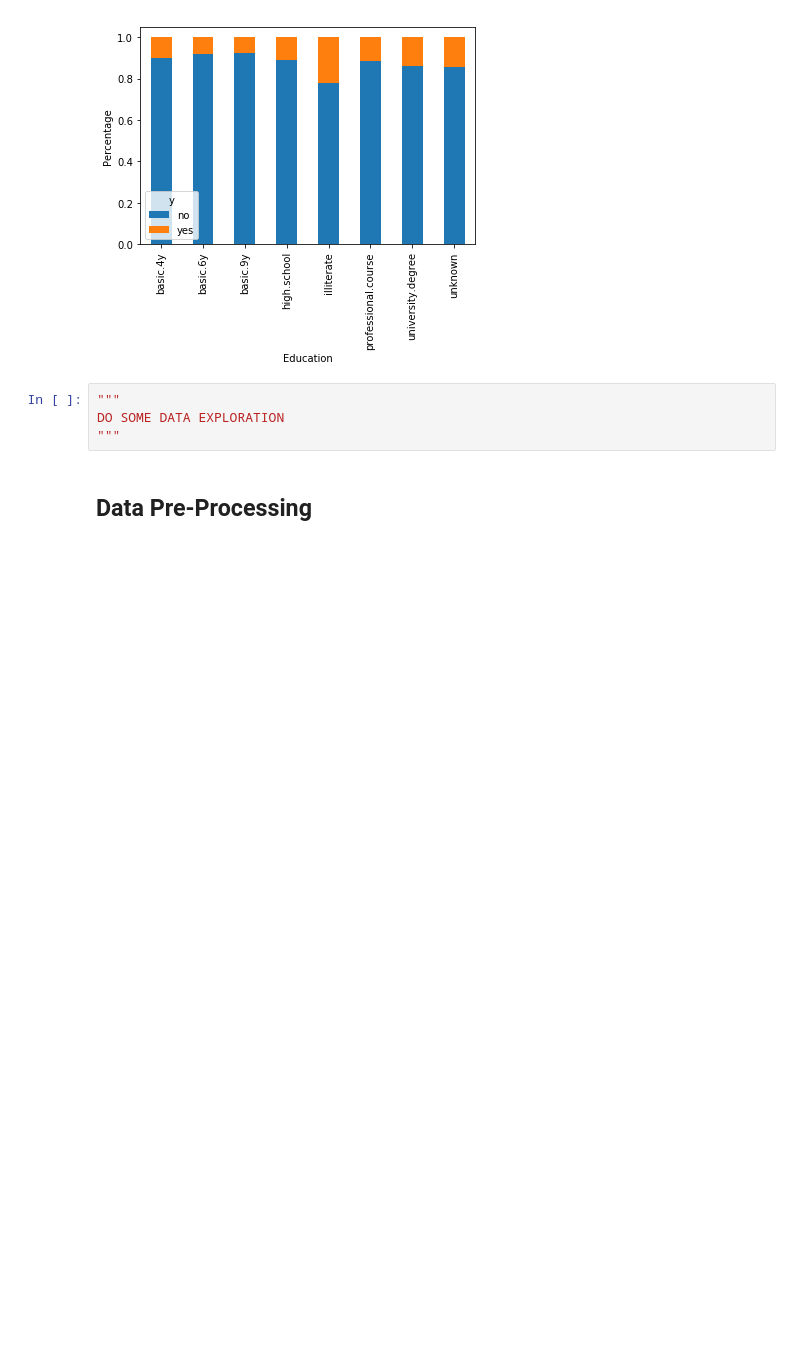
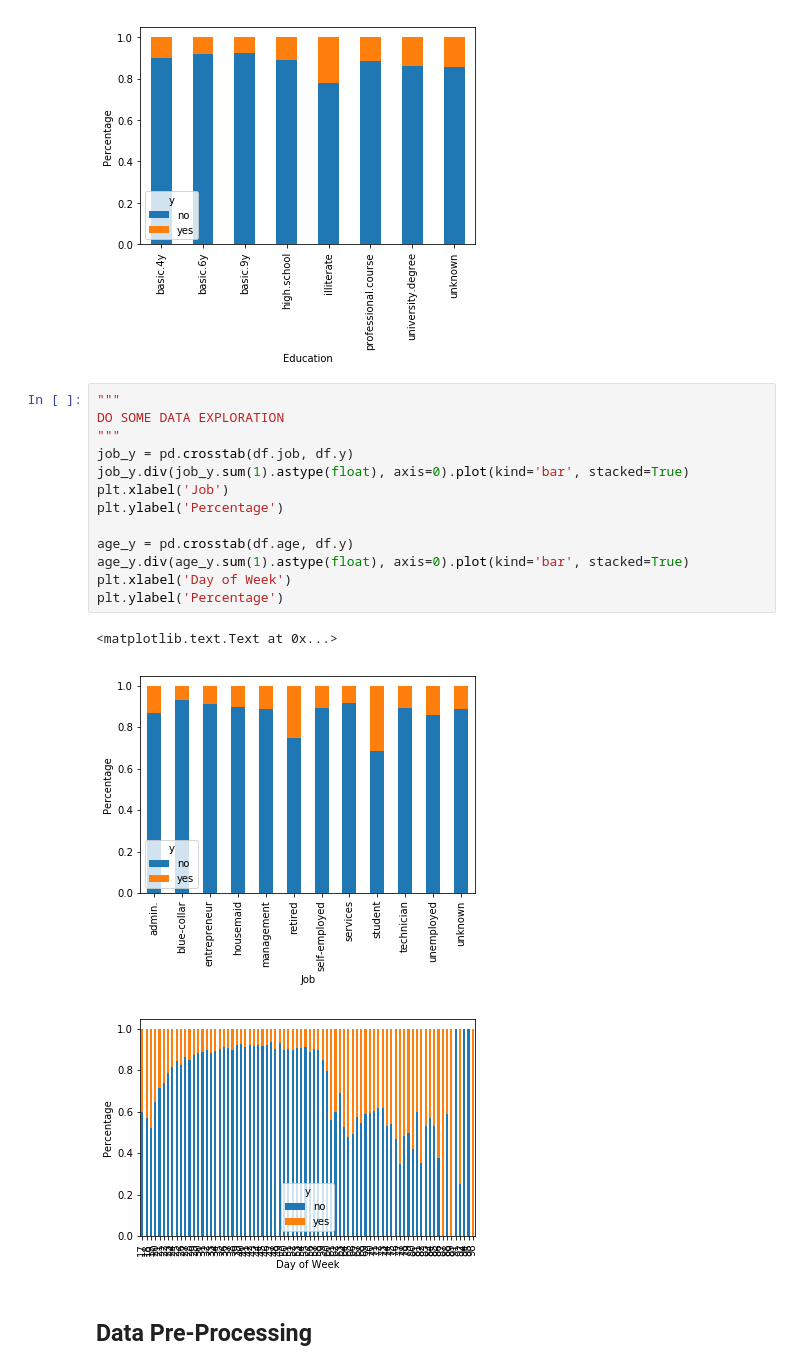
Before and after one commit to kwarodom/sidtechtalent, a Jupyter notebook: ML-Week3/Exercise/exercise.ipynb, the cells around one changed output. Saved outputs shown, nothing was run; the diff lists cells and outputs as text; blank space fills up the shorter version.

```diff
--- a/ML-Week3/Exercise/exercise.ipynb
+++ b/ML-Week3/Exercise/exercise.ipynb
@@ -80,10 +80,23 @@ plt.ylabel('Percentage')
 # %% [output]
 <matplotlib.text.Text at 0x...>
 [figure]
-# %%
-"""
-DO SOME DATA EXPLORATION
-"""
+# %%
+"""
+DO SOME DATA EXPLORATION
+"""
+job_y = pd.crosstab(df.job, df.y)
+job_y.div(job_y.sum(1).astype(float), axis=0).plot(kind='bar', stacked=True)
+plt.xlabel('Job')
+plt.ylabel('Percentage')
+
+age_y = pd.crosstab(df.age, df.y)
+age_y.div(age_y.sum(1).astype(float), axis=0).plot(kind='bar', stacked=True)
+plt.xlabel('Day of Week')
+plt.ylabel('Percentage')
+# %% [output]
+<matplotlib.text.Text at 0x...>
+[figure, added]
+[figure, added]
 # %% [markdown]
 ## Data Pre-Processing
 # %%
```
Also changed, not shown: parts of 13 cells of this notebook, 1 other file.
